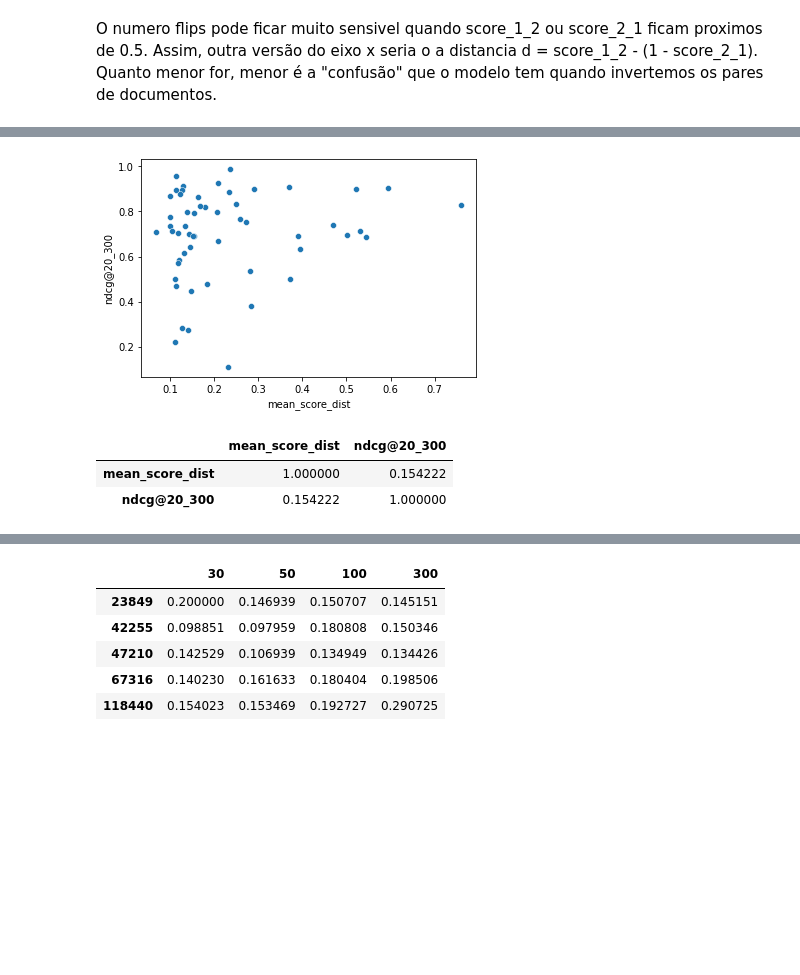
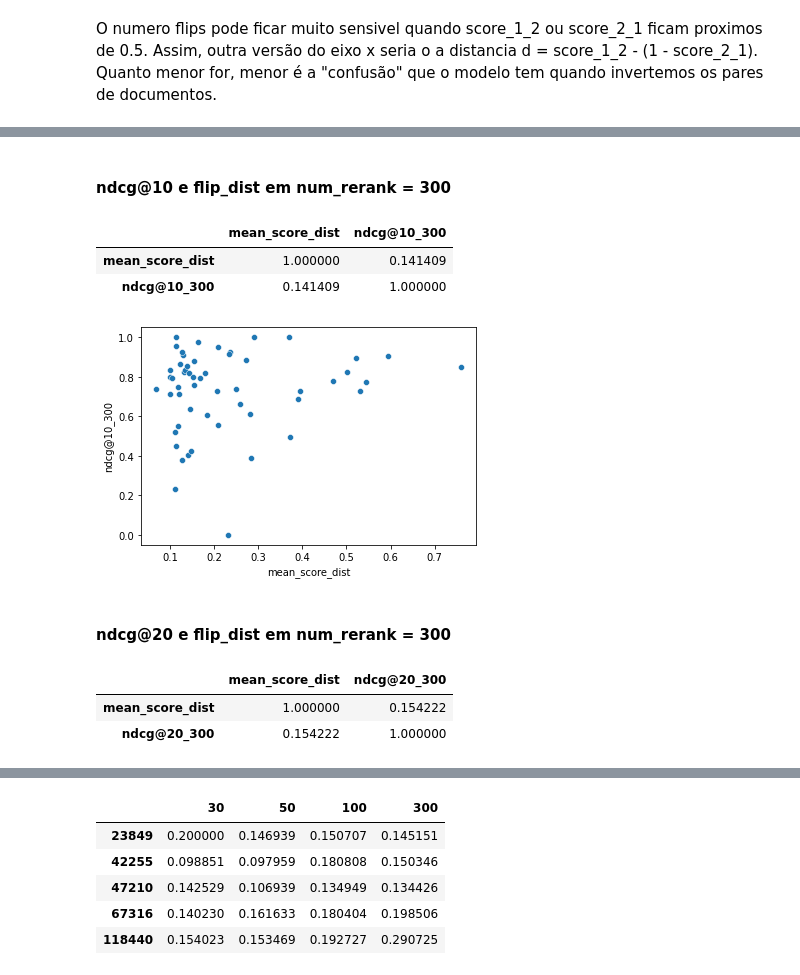
Before and after one commit to leobavila/ia376e_projeto_final, a Jupyter notebook: codes/Pairwise_Scores_to_TREC_Refactored_flips.ipynb, the cells around one changed output, grey strips where cells are left out. Drawn from its saved outputs; the diff is of its cells as text; code cells hidden in the pictures; blank space fills up the shorter version.

```diff
--- a/codes/Pairwise_Scores_to_TREC_Refactored_flips.ipynb
+++ b/codes/Pairwise_Scores_to_TREC_Refactored_flips.ipynb
@@ -1143,13 +1191,25 @@ scatter_dist_30.corr()
+# %% [markdown]
+#### ndcg@10 e flip_dist em num_rerank = 300
+# %%
+scatter_dist_300 = flip_dist_300.merge(ndcg_by_query_300[["query", "ndcg@10_300"]], on=['query'], how='left')
+scatter_dist_300["ndcg@10_300"] = scatter_dist_300["ndcg@10_300"].astype(float)
+scatter_dist_300.corr()
+# %% [output]
+|  | mean_score_dist | ndcg@10_300 |
+| mean_score_dist | 1.000000 | 0.141409 |
+| ndcg@10_300 | 0.141409 | 1.000000 |
+# %%
+sns.scatterplot(data=scatter_dist_300, x="mean_score_dist", y="ndcg@10_300")
+plt.show()
+# %% [output]
+[figure, added]
+# %% [markdown]
+#### ndcg@20 e flip_dist em num_rerank = 300
 # %%
 scatter_dist_300 = flip_dist_300.merge(ndcg_by_query_300[["query", "ndcg@20_300"]], on=['query'], how='left')
 scatter_dist_300["ndcg@20_300"] = scatter_dist_300["ndcg@20_300"].astype(float)
-sns.scatterplot(data=scatter_dist_300, x="mean_score_dist", y="ndcg@20_300")
-plt.show()
+scatter_dist_300.corr()
 # %% [output]
-[figure, removed]
+|  | mean_score_dist | ndcg@20_300 |
+| mean_score_dist | 1.000000 | 0.154222 |
+| ndcg@20_300 | 0.154222 | 1.000000 |
-# %%
-scatter_dist_300.corr()
-# %% [output]
-|  | mean_score_dist | ndcg@20_300 |
-| mean_score_dist | 1.000000 | 0.154222 |
-| ndcg@20_300 | 0.154222 | 1.000000 |
```
Also changed, not shown: parts of 63 cells of this notebook.
